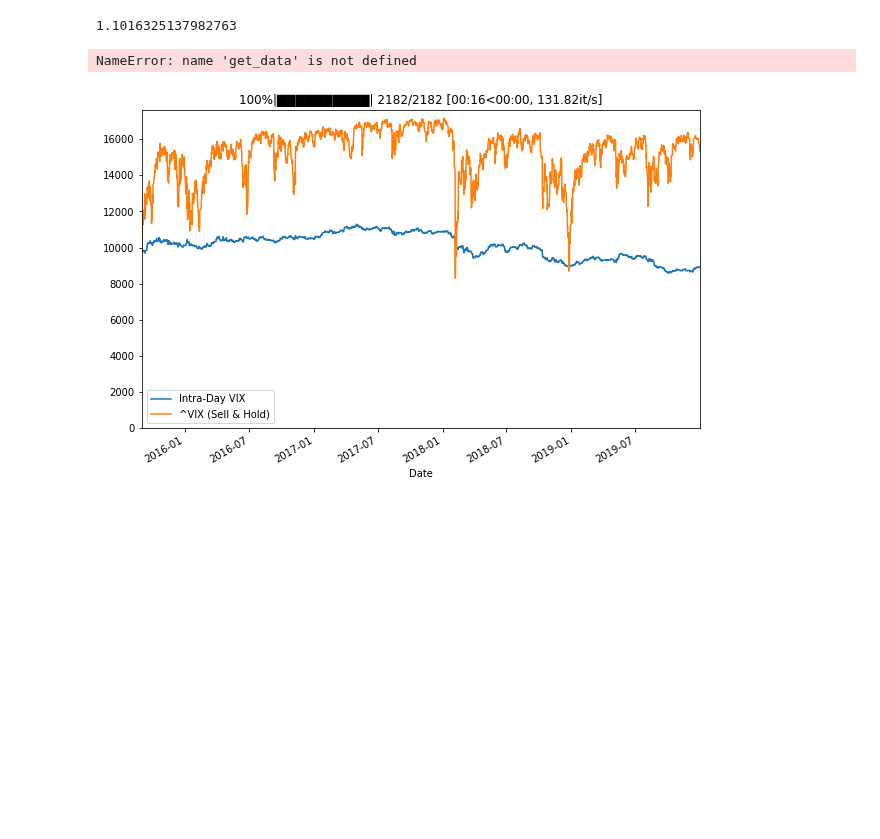
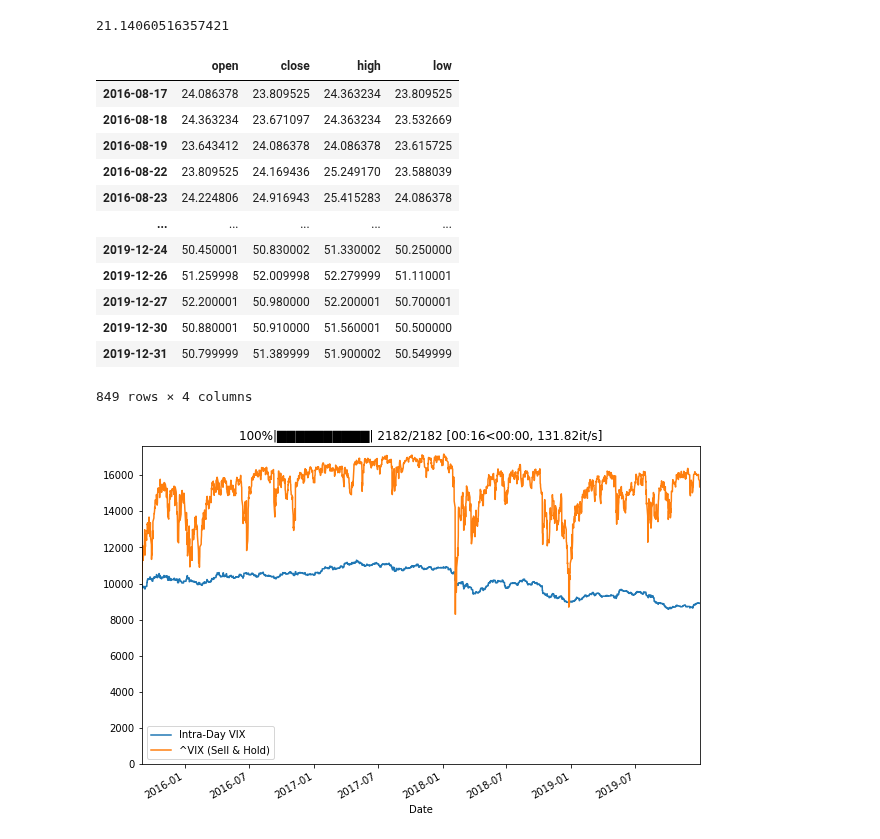
Before and after one commit to MiniXC/simple-back, a Jupyter notebook: docs/slippage.ipynb, the cells around one changed output. Cells and saved outputs as stored; diff of their text form; code cells hidden in the pictures; blank space fills up the shorter version.

```diff
--- a/docs/slippage.ipynb
+++ b/docs/slippage.ipynb
@@ -33,11 +24,23 @@ import numpy as np
-# %%
-np.random.normal(0, 1)
-# %% [output]
-1.1016325137982763
-# %%
-get_data('MSFT').loc['2010-1-4']
-# %% [output]
-NameError: name 'get_data' is not defined
+# %%
+bt.summary.iloc[0]['Total Return (%) (Last Value)']
+# %% [output]
+21.14060516357421
+# %%
+bt.prices['DELL']
+# %% [output]
+|  | open | close | high | low |
+| 2016-08-17 | 24.086378 | 23.809525 | 24.363234 | 23.809525 |
+| 2016-08-18 | 24.363234 | 23.671097 | 24.363234 | 23.532669 |
+| 2016-08-19 | 23.643412 | 24.086378 | 24.086378 | 23.615725 |
+| 2016-08-22 | 23.809525 | 24.169436 | 25.249170 | 23.588039 |
+| 2016-08-23 | 24.224806 | 24.916943 | 25.415283 | 24.086378 |
+| ... | ... | ... | ... | ... |
+| 2019-12-24 | 50.450001 | 50.830002 | 51.330002 | 50.250000 |
+| 2019-12-26 | 51.259998 | 52.009998 | 52.279999 | 51.110001 |
+| 2019-12-27 | 52.200001 | 50.980000 | 52.200001 | 50.700001 |
+| 2019-12-30 | 50.880001 | 50.910000 | 51.560001 | 50.500000 |
+| 2019-12-31 | 50.799999 | 51.389999 | 51.900002 | 50.549999 |
+849 rows × 4 columns
 # %%
 from simple_back.data_providers import YahooFinanceProvider
 from datetime import date
```
Also changed, not shown: parts of 5 cells of this notebook, 7 other files.
